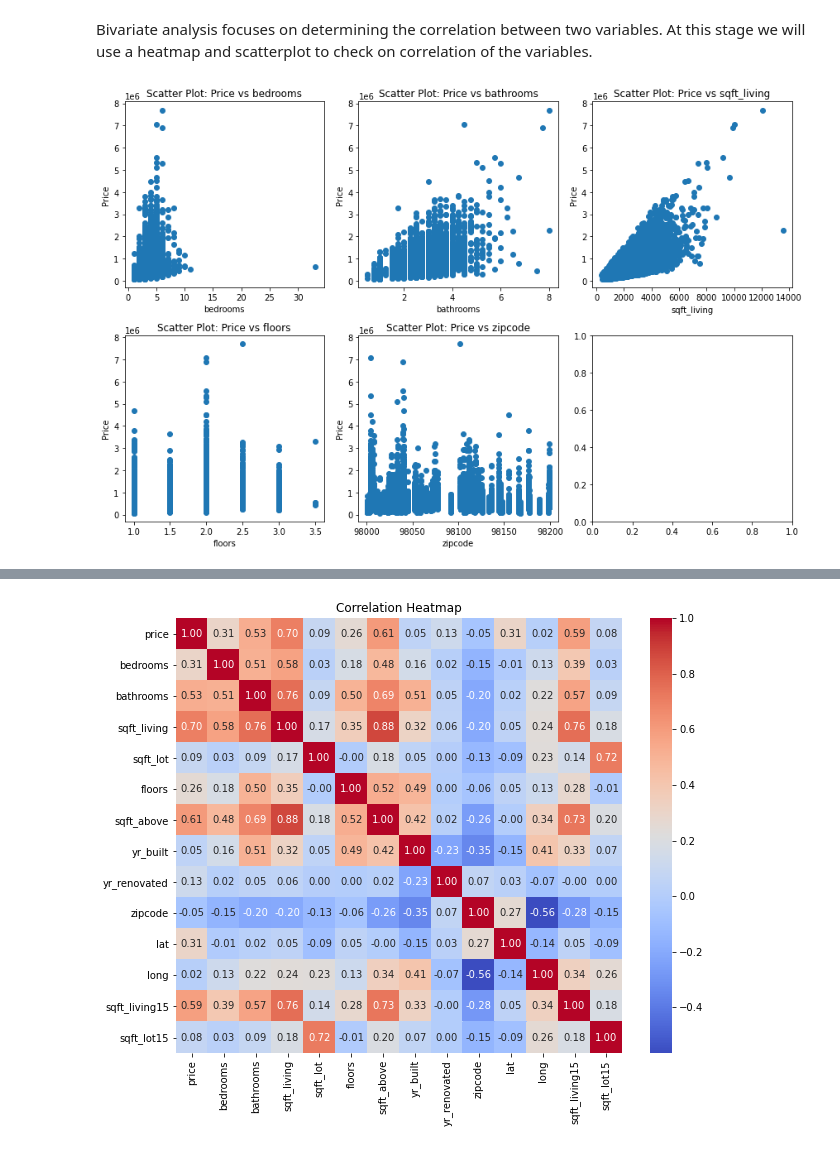
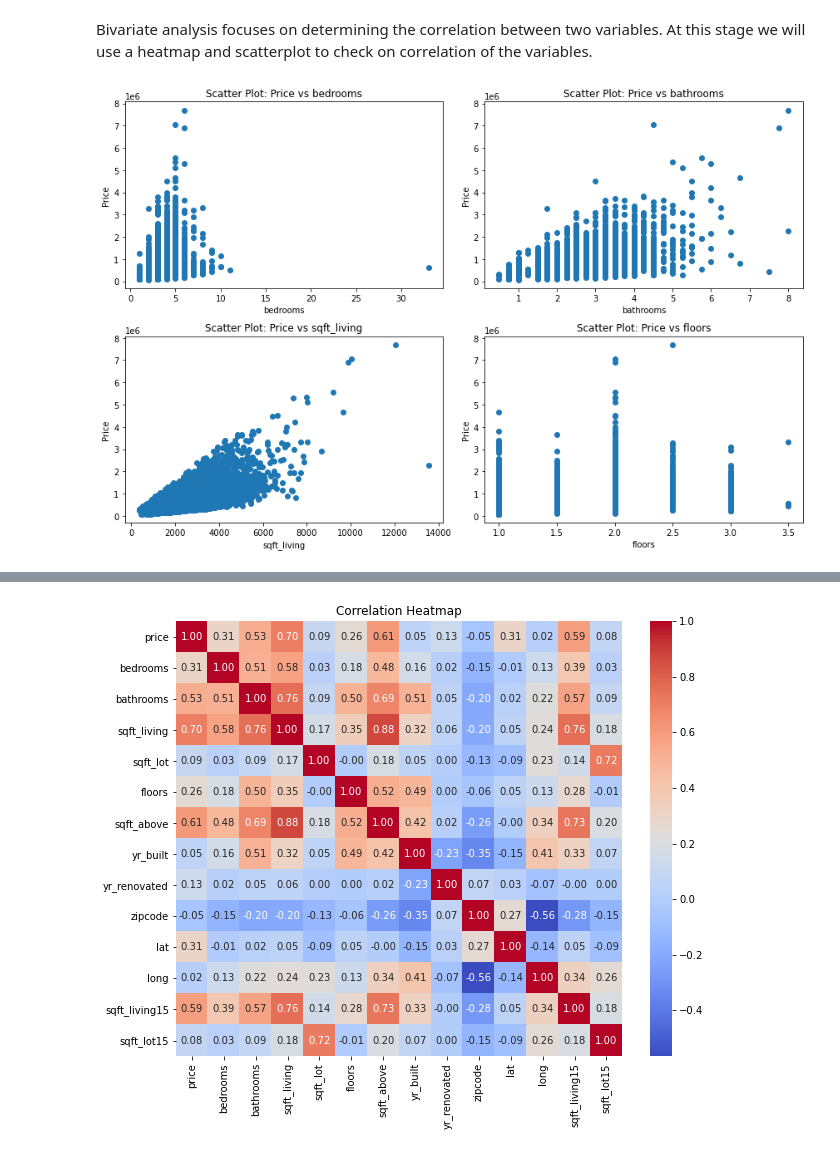
Before and after one commit to whareverrr/dsc-phase-2-project-v2-3, a Jupyter notebook: student.ipynb, the cells around one changed output, grey strips where cells are left out. Cells and saved outputs as stored; diff of their text form; code cells hidden in the pictures.

```diff
--- a/student.ipynb
+++ b/student.ipynb
@@ -386,7 +420,7 @@ pd.get_dummies(new_df, columns=["condition", "grade"], drop_first = True).head()
 ## DATA VISUALIZATION
 # %%
 # Plotting Histograms for the desired features
-features = ['bedrooms', 'bathrooms', 'sqft_living', 'floors','zipcode']
+features = ['bedrooms', 'bathrooms', 'sqft_living', 'floors']
 plt.figure(figsize=(18, 12))
 ncols = 3
 nrows = 2
@@ -495,28 +508,27 @@ dtype: float64
 # %% [markdown]
 Bivariate analysis focuses on determining the correlation between two variables. At this stage we will use a heatmap and scatterplot to check on correlation of the variables.
 # %%
-features = ['bedrooms', 'bathrooms', 'sqft_living', 'floors',
-            'zipcode']
+features = ['bedrooms', 'bathrooms', 'sqft_living', 'floors']
 
 # Set the figure size and grid layout
-fig, axs = plt.subplots(nrows=2, ncols=3, figsize=(12, 8))
+fig, axs = plt.subplots(nrows=2,ncols=2, figsize=(12, 8))
 
 # Perform bivariate analysis for each feature
 for i, feature in enumerate(features):
     # Calculate the row and column index
-    row = i // 3
-    col = i % 3
+    row = i // 2
+    col = i % 2
 
     # Scatter Plot
     axs[row, col].scatter(df[feature], df['price'])
     axs[row, col].set_xlabel(feature)
     axs[row, col].set_ylabel('Price')
     axs[row, col].set_title('Scatter Plot: Price vs ' + feature)
 
 # Adjust the spacing between subplots
 plt.tight_layout()
 # %% [output]
-[figure, old version]
+[figure, new version]
 # %%
 numeric_columns = df.select_dtypes(include='number').columns
 numeric_df = df[numeric_columns]
```
Also changed, not shown: parts of 32 cells of this notebook.
